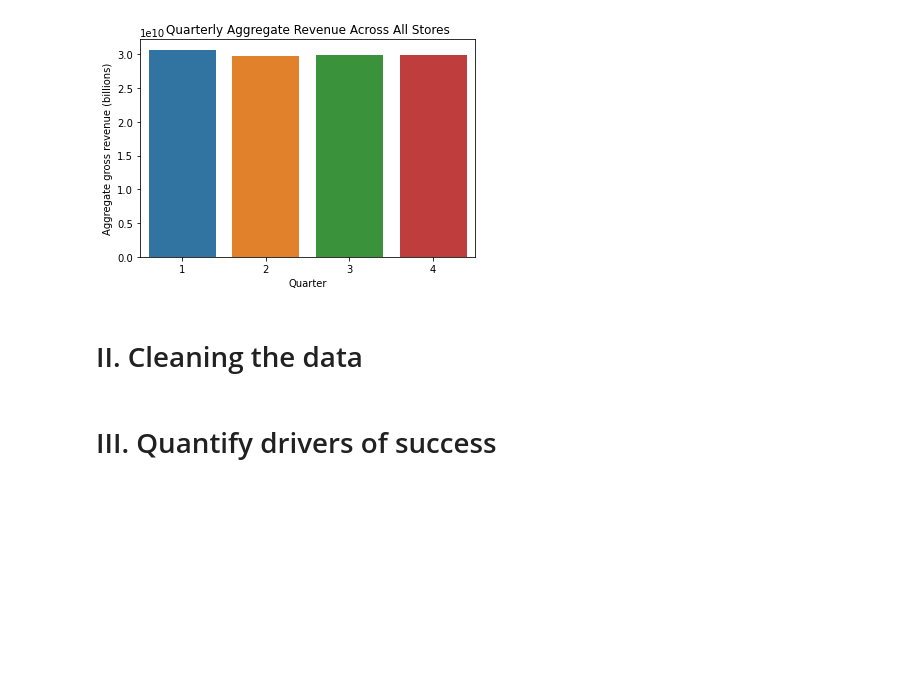
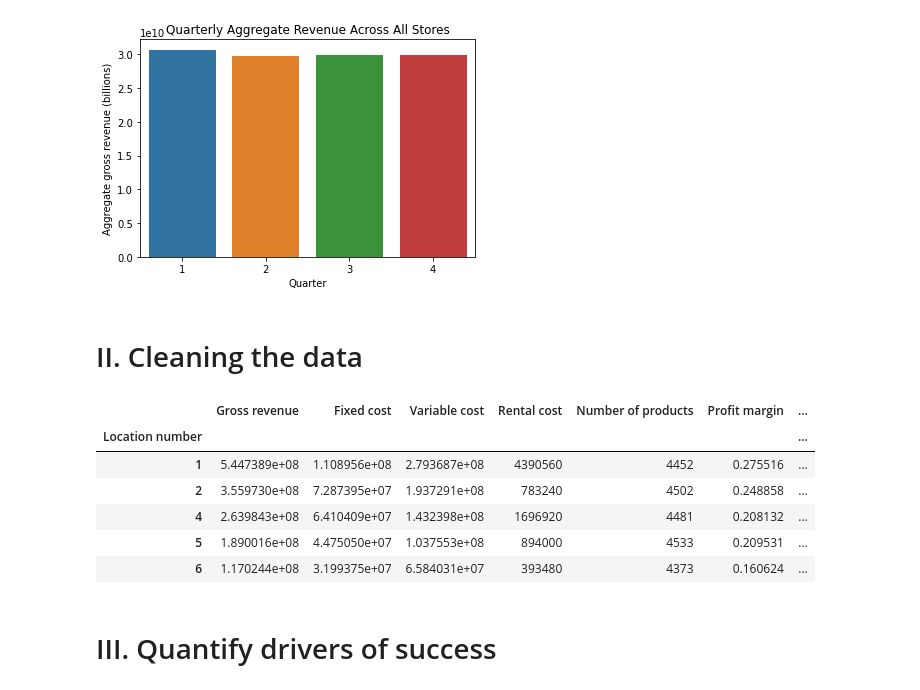
Before and after one commit to saahilshangle/ds-retail-analysis, a Jupyter notebook: Performance Analysis.ipynb, the cells around one changed output. Cells and saved outputs as stored; diff of their text form; code cells hidden in the pictures; blank space fills up the shorter version.

Commit message:
Completed dataset prep. Need to test accuracy of other variables as predictors for rent

```diff
--- a/Performance Analysis.ipynb
+++ b/Performance Analysis.ipynb
@@ -34,7 +46,8 @@ retail.head()
 # I. Summary statistics and plots
 # %%
 # Group rows by location
-retail_location = retail.groupby('Location number').sum().drop(columns={'Month', 'Number of products', 'Owned'})
+retail_location = retail.groupby('Location number').sum().drop(columns={'Month', 'Owned'})
+retail_location['Number of products'] = [int(retail_location['Number of products'][i]/12) for i in np.arange(1, 334)]
 
 # Create profit margin column
 retail_location['Profit margin'] = (retail_location['Gross revenue'] -
@@ -83,5 +96,22 @@ plt.ylabel("Aggregate gross revenue (billions)");
 [figure]
 # %% [markdown]
 # II. Cleaning the data
+# %%
+# Create dataset of only leased retail locations
+retail_loc_leased = retail_location.loc[retail_location['Rental cost'] > 0]
+retail_loc_leased['State'] = [retail.loc[retail['Owned'] == False, 'State'].iloc[i] for i in np.arange(0,3564,12)]
+retail_loc_leased.head()
+# Evaluate correlation between number of products and rental cost
+
+
+# Evaluate correlation between state and rental cost
+# %% [output]
+|  | Gross revenue | Fixed cost | Variable cost | Rental cost | Number of products | Profit margin | ... |
+| Location number |  |  |  |  |  |  | ... |
+| 1 | 5.447389e+08 | 1.108956e+08 | 2.793687e+08 | 4390560 | 4452 | 0.275516 | ... |
+| 2 | 3.559730e+08 | 7.287395e+07 | 1.937291e+08 | 783240 | 4502 | 0.248858 | ... |
+| 4 | 2.639843e+08 | 6.410409e+07 | 1.432398e+08 | 1696920 | 4481 | 0.208132 | ... |
+| 5 | 1.890016e+08 | 4.475050e+07 | 1.037553e+08 | 894000 | 4533 | 0.209531 | ... |
+| 6 | 1.170244e+08 | 3.199375e+07 | 6.584031e+07 | 393480 | 4373 | 0.160624 | ... |
 # %% [markdown]
 # III. Quantify drivers of success
```
Also changed, not shown: parts of 3 cells of this notebook.
